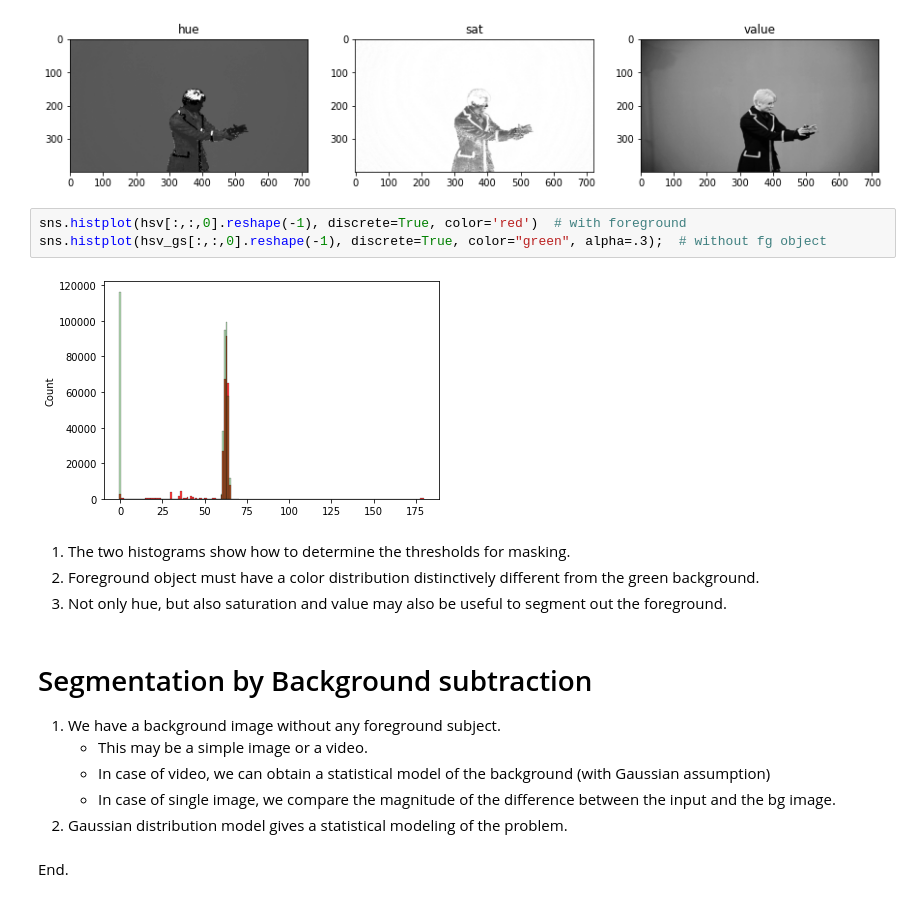
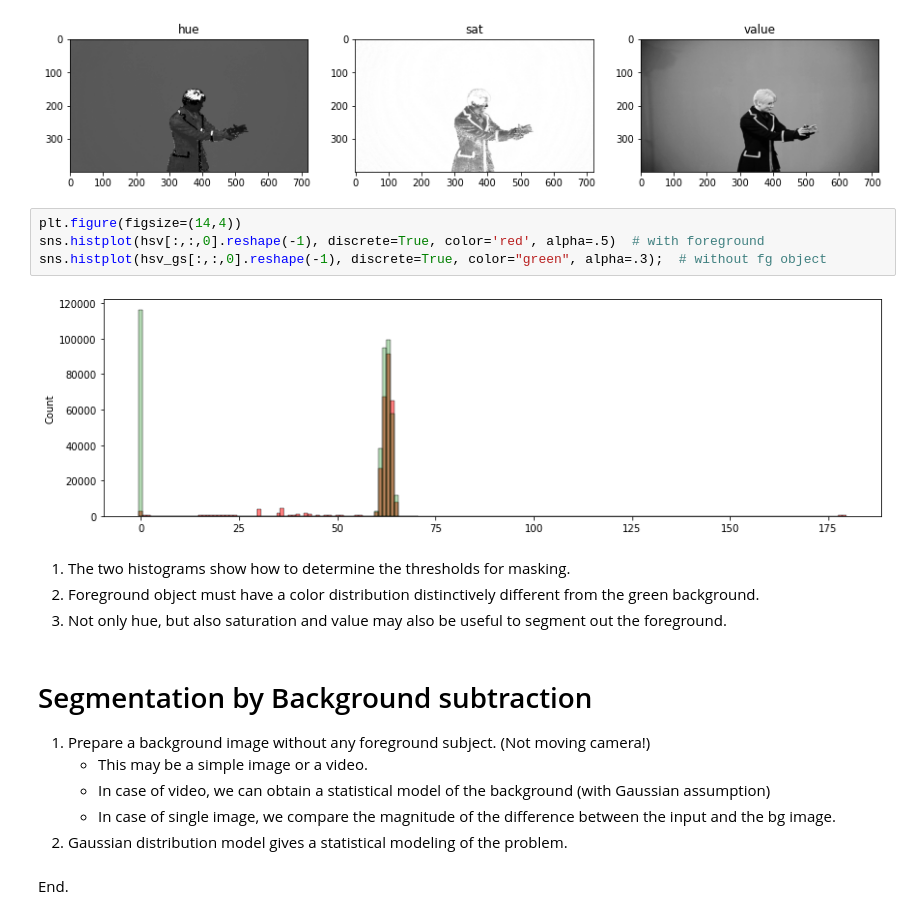
Before and after one commit to yongduek/MAS-2011, a Jupyter notebook: chroma_keying.ipynb, the cells around one changed output. Saved outputs shown, nothing was run; the diff lists cells and outputs as text.

```diff
--- a/chroma_keying.ipynb
+++ b/chroma_keying.ipynb
@@ -291,17 +371,18 @@ imshow_channels(hsv,channel_name = ["hue", "sat", "value"])
 [figure]
 [figure]
 # %%
-sns.histplot(hsv[:,:,0].reshape(-1), discrete=True, color='red')  # with foreground
+plt.figure(figsize=(14,4))
+sns.histplot(hsv[:,:,0].reshape(-1), discrete=True, color='red', alpha=.5)  # with foreground
 sns.histplot(hsv_gs[:,:,0].reshape(-1), discrete=True, color="green", alpha=.3);  # without fg object
 # %% [output]
-[figure, old version]
+[figure, new version]
 # %% [markdown]
 1. The two histograms show how to determine the thresholds for masking.
 1. Foreground object must have a color distribution distinctively different from the green background.
 1. Not only hue, but also saturation and value may also be useful to segment out the foreground.
 # %% [markdown]
 # Segmentation by Background subtraction
-1. We have a background image without any foreground subject.
+1. Prepare a background image without any foreground subject. (Not moving camera!)
     - This may be a simple image or a video.
     - In case of video, we can obtain a statistical model of the background (with Gaussian assumption)
     - In case of single image, we compare the magnitude of the difference between the input and the bg image.
```
Also changed, not shown: parts of 21 cells of this notebook, 3 other files.
